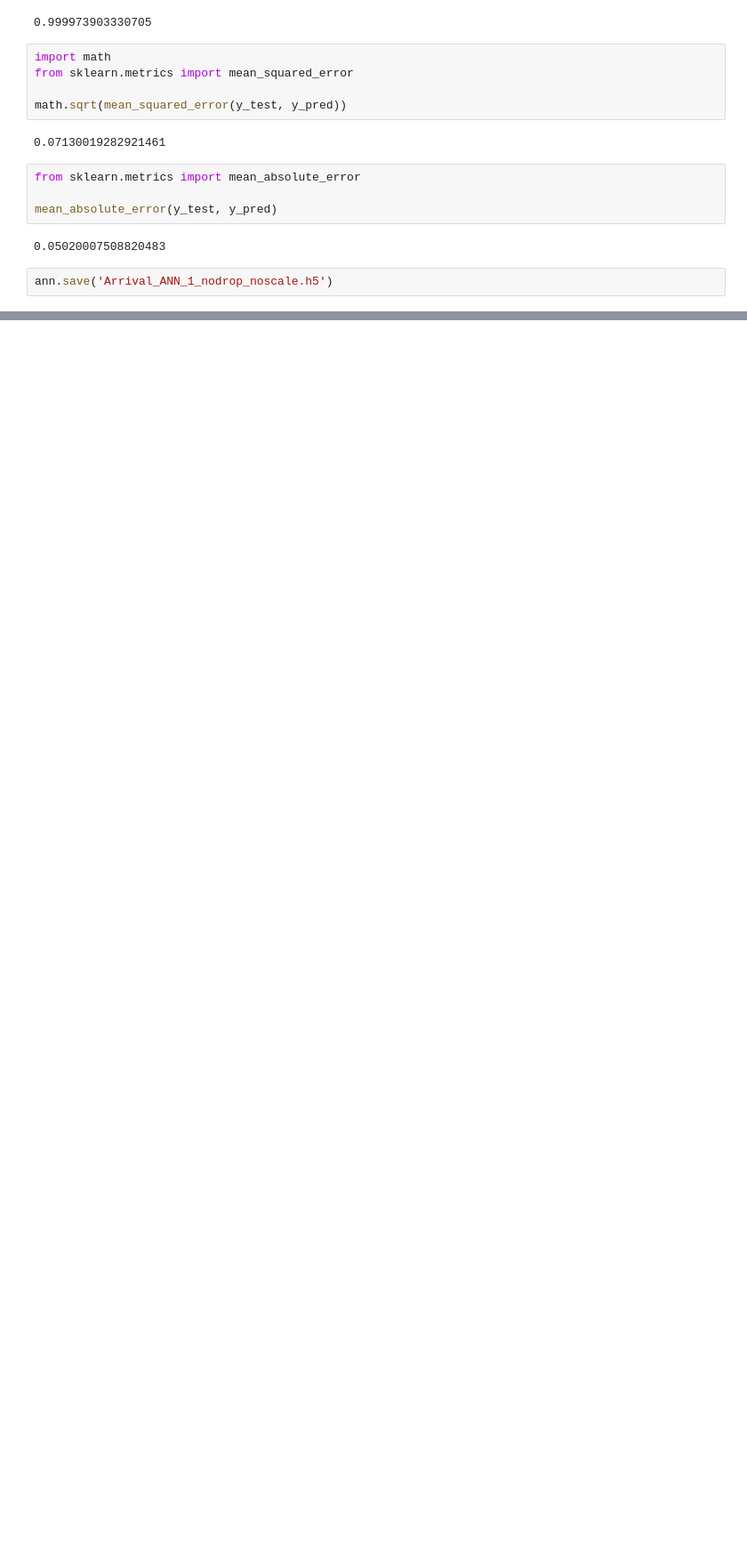
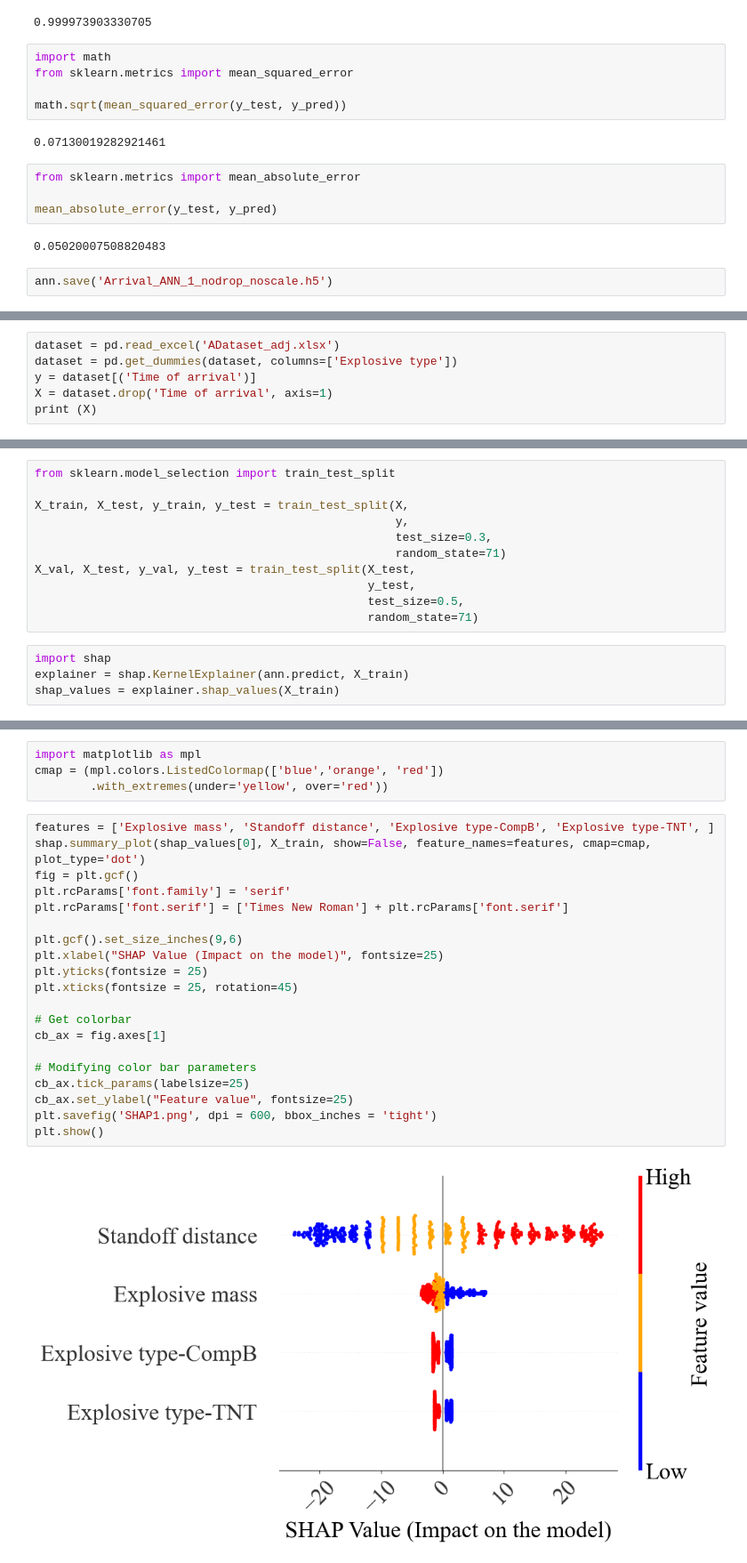
Before and after one commit to ChamodiWidanage/ANN_1D_2, a Jupyter notebook: Arrival_Time/Arival_ANN_model_1_nodrop_noscale.ipynb, the cells around one changed output, grey strips where cells are left out. Shown at 89% size. Drawn from its saved outputs; the diff is of its cells as text; blank space fills up the shorter version.

```diff
--- a/Arrival_Time/Arival_ANN_model_1_nodrop_noscale.ipynb
+++ b/Arrival_Time/Arival_ANN_model_1_nodrop_noscale.ipynb
@@ -447,0 +454,6 @@ ann.save('Arrival_ANN_1_nodrop_noscale.h5')
+# %%
+dataset = pd.read_excel('ADataset_adj.xlsx')
+dataset = pd.get_dummies(dataset, columns=['Explosive type'])
+y = dataset[('Time of arrival')]
+X = dataset.drop('Time of arrival', axis=1)
+print (X)
@@ -447,0 +478,15 @@ ann.save('Arrival_ANN_1_nodrop_noscale.h5')
+# %%
+from sklearn.model_selection import train_test_split
+
+X_train, X_test, y_train, y_test = train_test_split(X,
+                                                    y,
+                                                    test_size=0.3,
+                                                    random_state=71)
+X_val, X_test, y_val, y_test = train_test_split(X_test,
+                                                y_test,
+                                                test_size=0.5,
+                                                random_state=71)
+# %%
+import shap
+explainer = shap.KernelExplainer(ann.predict, X_train)
+shap_values = explainer.shap_values(X_train)
@@ -447,0 +513,26 @@ ann.save('Arrival_ANN_1_nodrop_noscale.h5')
+# %%
+import matplotlib as mpl
+cmap = (mpl.colors.ListedColormap(['blue','orange', 'red'])
+        .with_extremes(under='yellow', over='red'))
+# %%
+features = ['Explosive mass', 'Standoff distance', 'Explosive type-CompB', 'Explosive type-TNT', ]
+shap.summary_plot(shap_values[0], X_train, show=False, feature_names=features, cmap=cmap, plot_type='dot')
+fig = plt.gcf()
+plt.rcParams['font.family'] = 'serif'
+plt.rcParams['font.serif'] = ['Times New Roman'] + plt.rcParams['font.serif']
+
+plt.gcf().set_size_inches(9,6)
+plt.xlabel("SHAP Value (Impact on the model)", fontsize=25)
+plt.yticks(fontsize = 25)
+plt.xticks(fontsize = 25, rotation=45)
+
+# Get colorbar
+cb_ax = fig.axes[1]
+
+# Modifying color bar parameters
+cb_ax.tick_params(labelsize=25)
+cb_ax.set_ylabel("Feature value", fontsize=25)
+plt.savefig('SHAP1.png', dpi = 600, bbox_inches = 'tight')
+plt.show()
+# %% [output]
+[figure, added]
```
Also changed, not shown: parts of 10 cells of this notebook, 37 other files.
